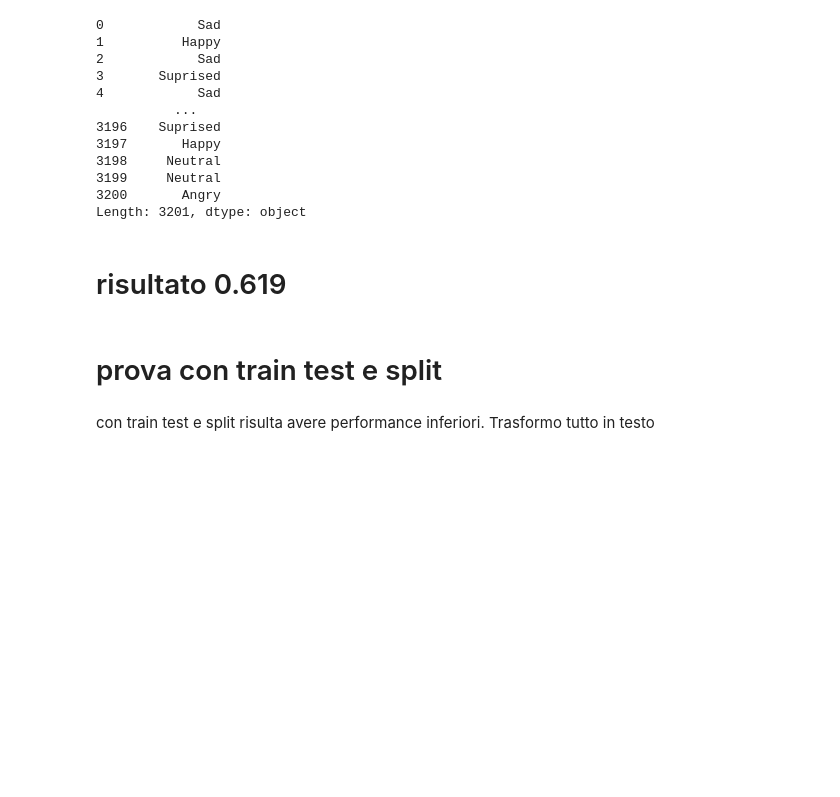
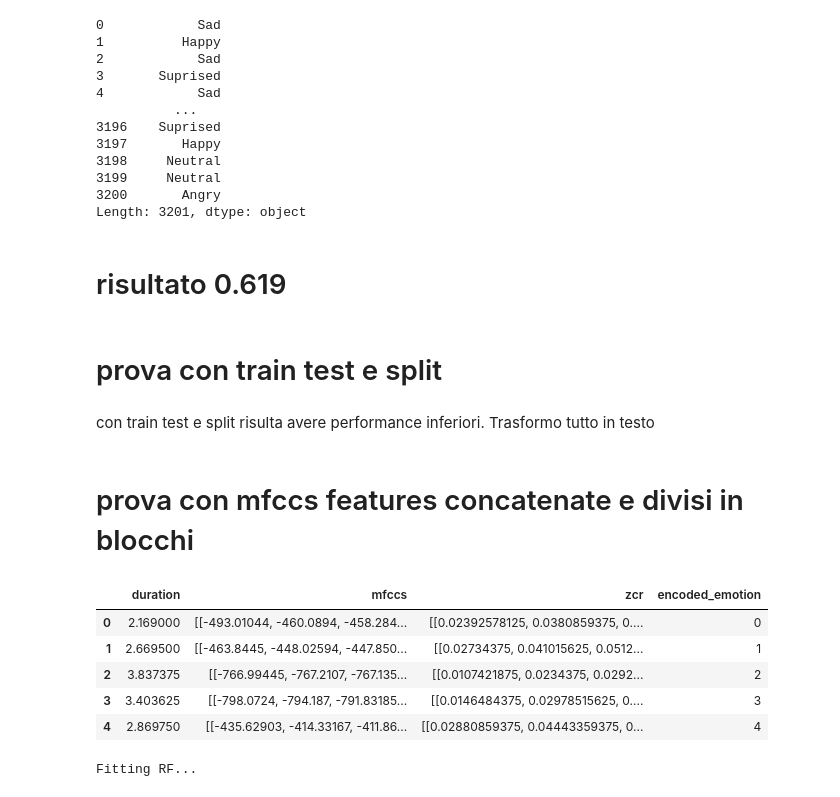
Before and after one commit to notlosca/audio_emotion_classification, a Jupyter notebook: first_trial.ipynb, the cells around one changed output. Drawn from its saved outputs; the diff is of its cells as text; code cells hidden in the pictures; blank space fills up the shorter version.

```diff
--- a/first_trial.ipynb
+++ b/first_trial.ipynb
@@ -320,3 +327,79 @@ df_finale = pd.DataFrame(lista_finale, columns=['Id', 'Predicted'])
 df_finale.to_csv(path_or_buf=path+'/train_test_split_results.csv', header=True, index=False)'''
 # %% [markdown]
 con train test e split risulta avere performance inferiori. Trasformo tutto in testo
+# %% [markdown]
+# prova con mfccs features concatenate e divisi in blocchi
+# %%
+import librosa
+
+d = dict()
+for filename in tqdm(df.filename):
+    d1 = dict()
+    y, sr = librosa.load(audio_path+filename, sr=None)
+    d1['duration'] = y.shape[0]/sr
+    mfccs = librosa.feature.mfcc(y=y, sr=sr, n_mfcc=13)
+    delta_mfcc = librosa.feature.delta(mfccs, order=1)
+    delta2_mfcc = librosa.feature.delta(mfccs, order=2)
+    d1['mfccs'] = np.concatenate([mfccs, delta_mfcc, delta2_mfcc])
+
+    d1['zcr'] = librosa.feature.zero_crossing_rate(y)
+    d[(int)(filename.split('.')[0])] = d1
+
+temp_df = pd.DataFrame.from_dict(d).T
+
+temp_df['encoded_emotion'] = df.encoded_emotion
+#temp_df['max_sample'] = temp_df['samples'].map(lambda x: max(x))
+temp_df = temp_df.astype({'duration':float})
+temp_df.head()
+# %% [output]
+|  | duration | mfccs | zcr | encoded_emotion |
+| 0 | 2.169000 | [[-493.01044, -460.0894, -458.284... | [[0.02392578125, 0.0380859375, 0.... | 0 |
+| 1 | 2.669500 | [[-463.8445, -448.02594, -447.850... | [[0.02734375, 0.041015625, 0.0512... | 1 |
+| 2 | 3.837375 | [[-766.99445, -767.2107, -767.135... | [[0.0107421875, 0.0234375, 0.0292... | 2 |
+| 3 | 3.403625 | [[-798.0724, -794.187, -791.83185... | [[0.0146484375, 0.02978515625, 0.... | 3 |
+| 4 | 2.869750 | [[-435.62903, -414.33167, -411.86... | [[0.02880859375, 0.04443359375, 0... | 4 |
+# %%
+from sklearn.model_selection import train_test_split, ParameterGrid
+from sklearn.ensemble import RandomForestClassifier
+
+from sklearn.metrics import f1_score
+
+from imblearn.over_sampling import SMOTE
+
+np.random.seed(0) #to make experiments reproducible
+
+n = 2
+
+dictionary = dict()
+features = ['mfccs']
+
+prova = dict()
+for row in temp_df.index:
+    for f in features:
+        prova[row] = compute_feature(flatten(divide_matrix(temp_df[f].loc[row], num_rows=n, num_columns=n)), prefix=f)
+
+
+n_df = pd.DataFrame.from_dict(prova).T
+n_df['duration'] = temp_df.duration
+n_df['min_zcr'] = temp_df.zcr.map(lambda x: min(flatten(list(x))))
+n_df['max_zcr'] = temp_df.zcr.map(lambda x: max(flatten(list(x))))
+n_df['encoded_emotion'] = temp_df.encoded_emotion
+n_df.head()
+
+np.random.seed(0) #to make experiments reproducible
+
+
+smote = SMOTE(random_state=42)
+
+X, y = n_df[n_df.columns[:-1]], n_df[n_df.columns[-1]]
+X_res, y_res = smote.fit_resample(X,y)
+
+
+
+y_res = y_res.astype(int)
+
+
+print('Fitting RF...')
+rf = RandomForestClassifier(criterion='entropy', max_features='log2', n_estimators=300).fit(X_res, y_res) # plain rf
+# %% [output]
+Fitting RF...
```
Also changed, not shown: parts of 11 cells of this notebook, 2 other files.
